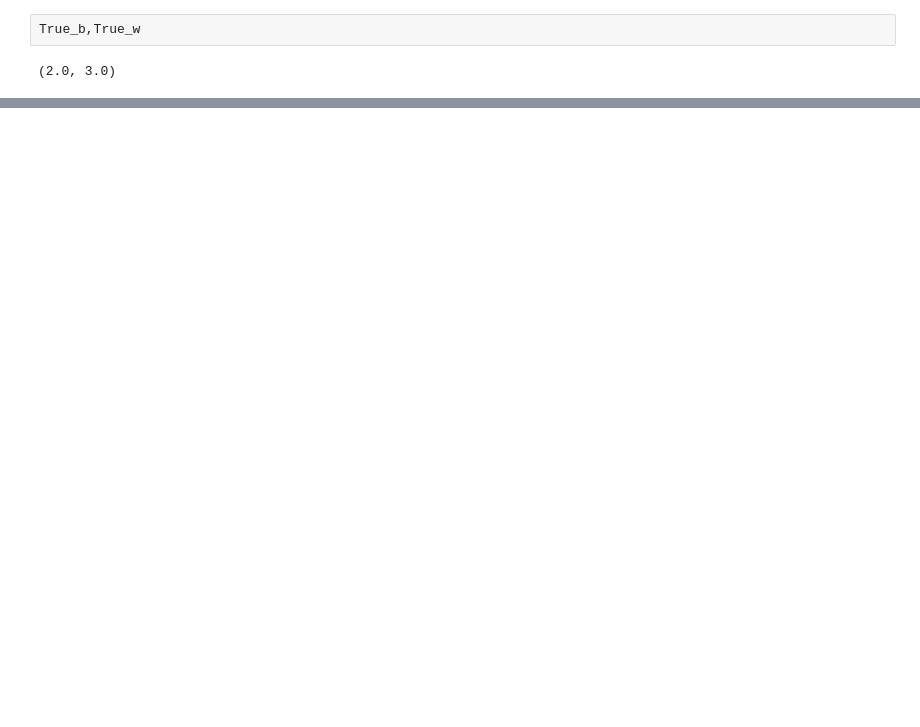
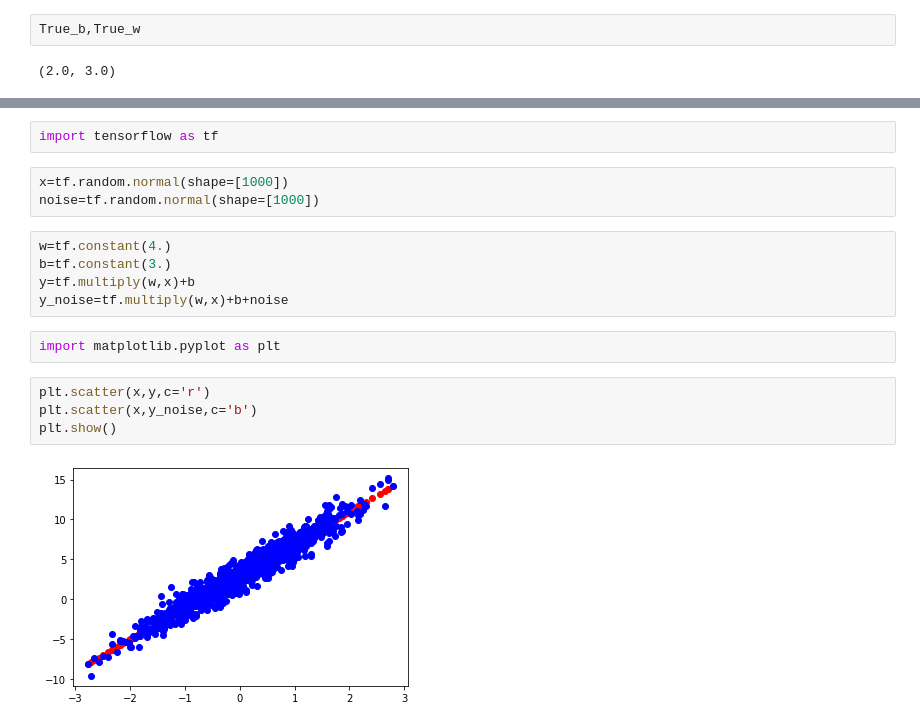
Before and after one commit to nitinkumar62011/Python-libraries-practice, a Jupyter notebook: tensorflow/tensorflow_practice.ipynb, the cells around one changed output, grey strips where cells are left out. Drawn from its saved outputs; the diff is of its cells as text; blank space fills up the shorter version.

Commit message:
working on tensorflow

```diff
--- a/tensorflow/tensorflow_practice.ipynb
+++ b/tensorflow/tensorflow_practice.ipynb
@@ -406,0 +466,18 @@ True_b,True_w
+# %%
+import tensorflow as tf
+# %%
+x=tf.random.normal(shape=[1000])
+noise=tf.random.normal(shape=[1000])
+# %%
+w=tf.constant(4.)
+b=tf.constant(3.)
+y=tf.multiply(w,x)+b
+y_noise=tf.multiply(w,x)+b+noise
+# %%
+import matplotlib.pyplot as plt
+# %%
+plt.scatter(x,y,c='r')
+plt.scatter(x,y_noise,c='b')
+plt.show()
+# %% [output]
+[figure, added]
```
Also changed, not shown: parts of 45 cells of this notebook, 4 other files.
